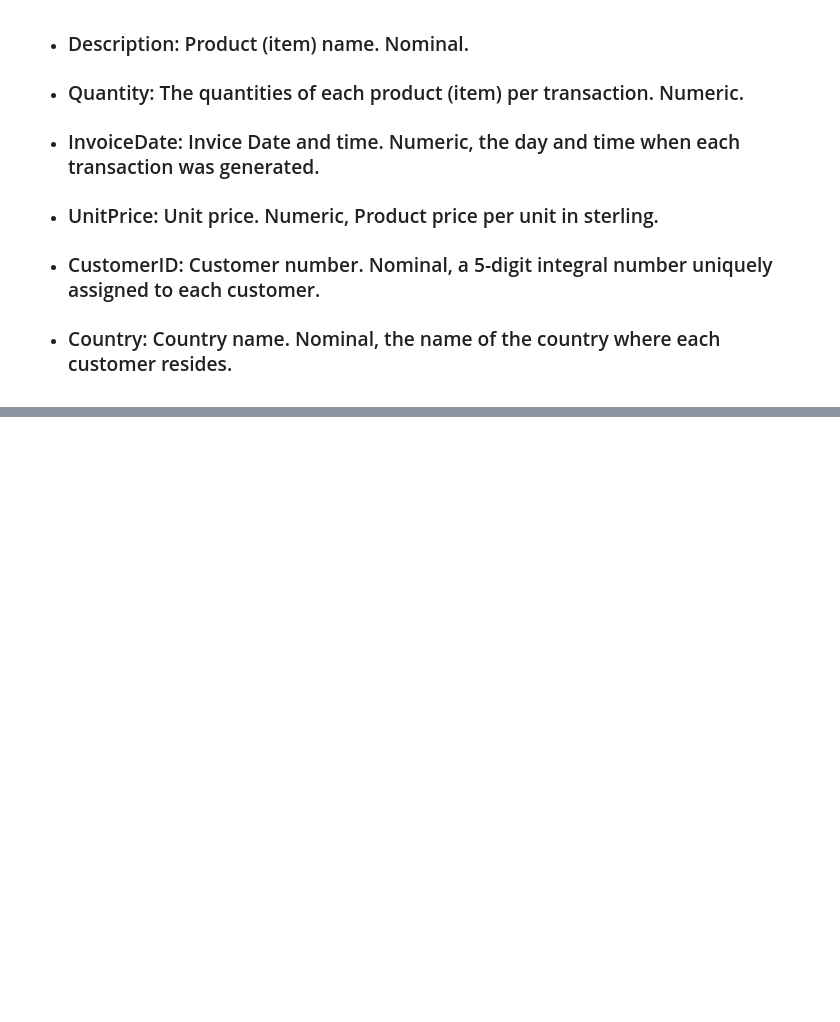
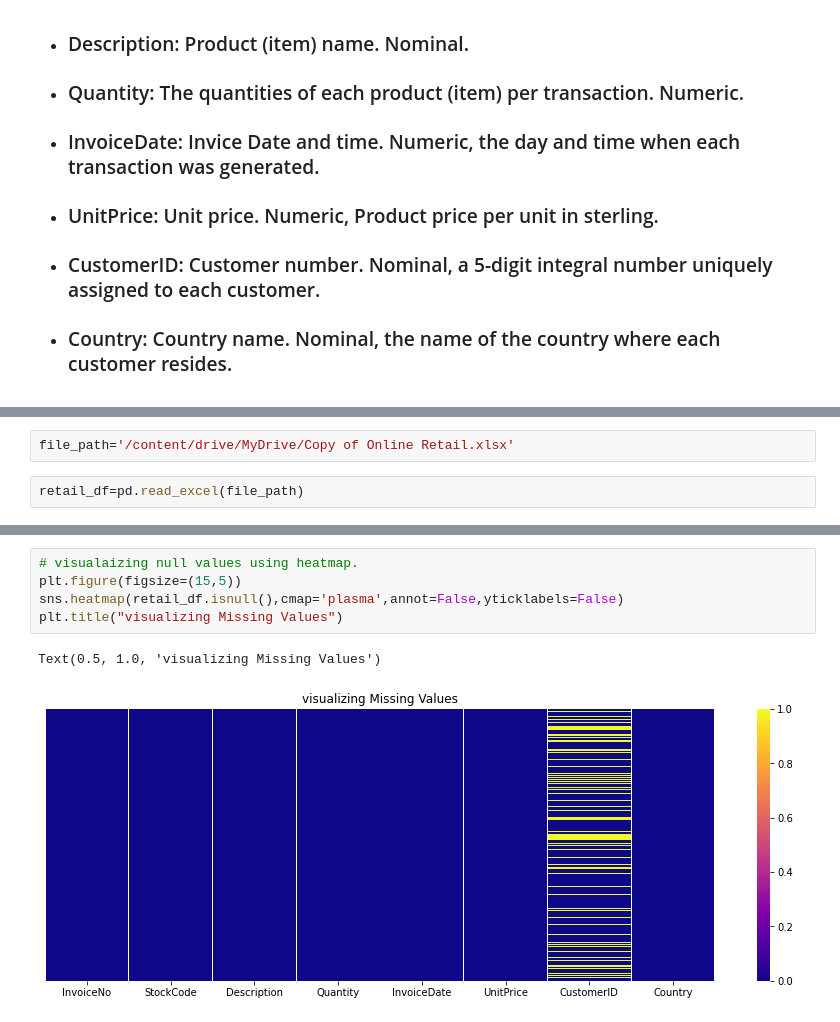
Before and after one commit to nehal35/-Online-Retail-Customer-Segmentation---Capstone-Project, a Jupyter notebook: Online_Retail_Customer_Segmentation_Capstone_Project.ipynb, the cells around one changed output, grey strips where cells are left out. Cells and saved outputs as stored; diff of their text form; blank space fills up the shorter version.

```diff
--- a/Online_Retail_Customer_Segmentation_Capstone_Project.ipynb
+++ b/Online_Retail_Customer_Segmentation_Capstone_Project.ipynb
@@ -21,0 +40,4 @@
+# %%
+file_path='/content/drive/MyDrive/Copy of Online Retail.xlsx'
+# %%
+retail_df=pd.read_excel(file_path)
@@ -21,0 +97,8 @@
+# %%
+# visualaizing null values using heatmap.
+plt.figure(figsize=(15,5))
+sns.heatmap(retail_df.isnull(),cmap='plasma',annot=False,yticklabels=False)
+plt.title("visualizing Missing Values")
+# %% [output]
+Text(0.5, 1.0, 'visualizing Missing Values')
+[figure, added]
```
Also changed, not shown: parts of 51 cells of this notebook.
